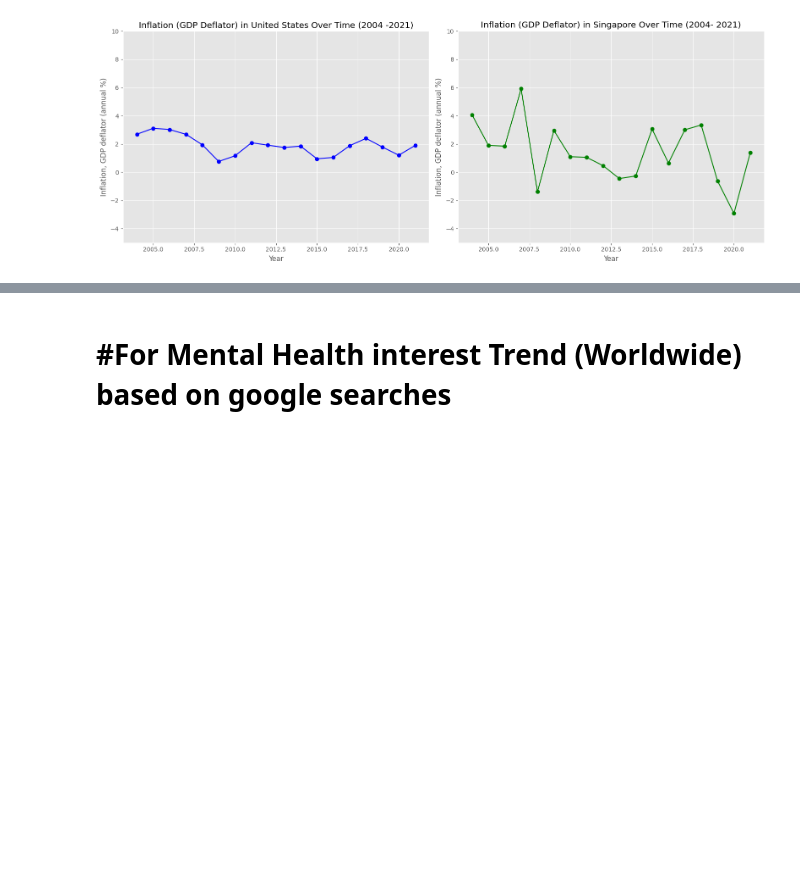
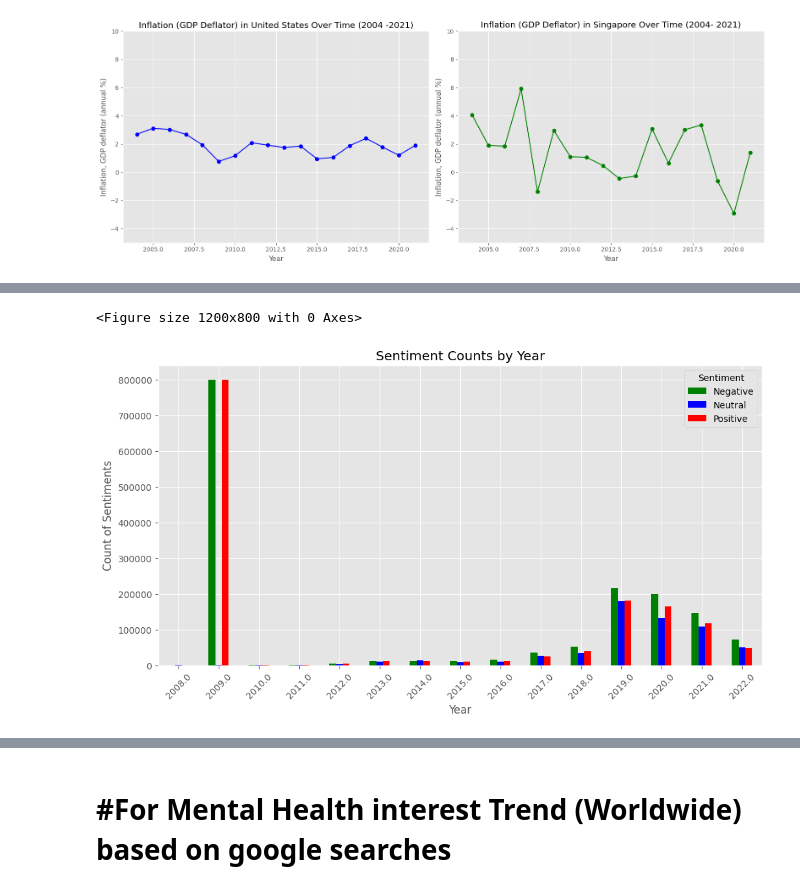
Before and after one commit to fishbrightwise/IS424-G2T4, a Jupyter notebook: notebooks/3.5) EDA_For_Research.ipynb, the cells around one changed output, grey strips where cells are left out. Saved outputs shown, nothing was run; the diff lists cells and outputs as text; code cells hidden in the pictures; blank space fills up the shorter version.

```diff
--- a/notebooks/3.5) EDA_For_Research.ipynb
+++ b/notebooks/3.5) EDA_For_Research.ipynb
@@ -285,0 +318,27 @@ plt.show()
+# %%
+import pandas as pd
+import matplotlib.pyplot as plt
+
+# Sample code to read your data into a DataFrame
+# Replace 'your_data.csv' with the path to your actual file
+df = pd.read_csv('labelled_corpus.csv')
+
+# Convert the 'date' column to datetime format and extract the year
+df['date'] = pd.to_datetime(df['date'], dayfirst=True, utc=True, errors='coerce')
+df['year'] = df['date'].dt.year
+
+# Group by year and sentiment, and count the entries
+sentiment_counts = df.groupby(['year', 'sentiment']).size().unstack(fill_value=0)
+
+# Plotting without stacking
+plt.figure(figsize=(12, 8))
+sentiment_counts.plot(kind='bar', stacked=False, color=['green', 'blue', 'red'], figsize=(12, 6))
+plt.title('Sentiment Counts by Year')
+plt.xlabel('Year')
+plt.ylabel('Count of Sentiments')
+plt.xticks(rotation=45)
+plt.legend(title="Sentiment")
+plt.show()
+# %% [output]
+<Figure size 1200x800 with 0 Axes>
+[figure, added]
```
Also changed, not shown: parts of 5 cells of this notebook.
